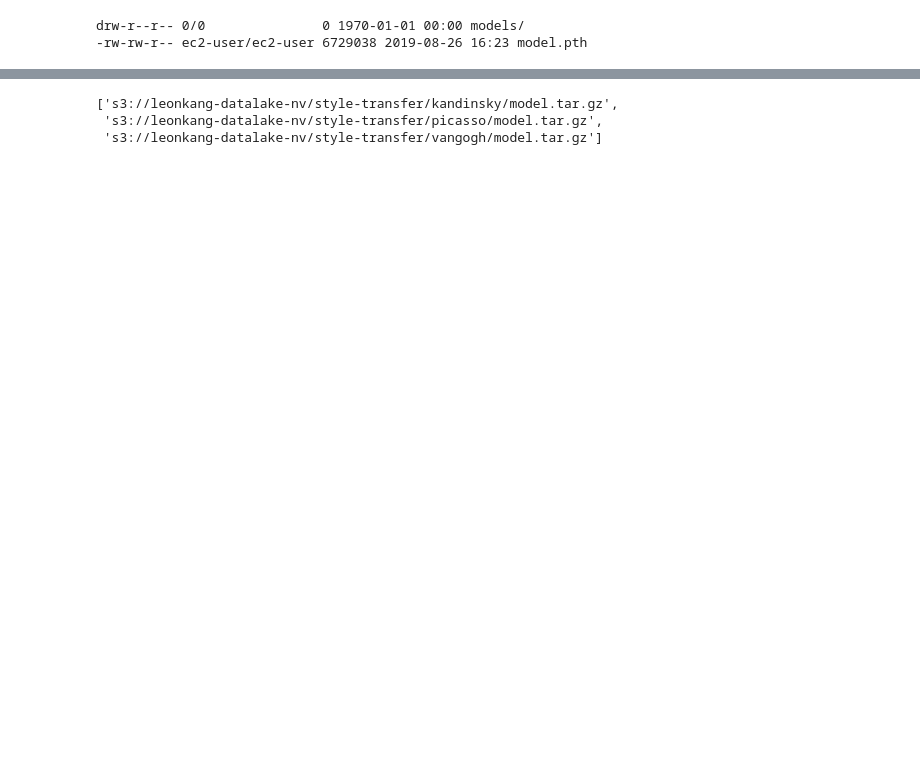
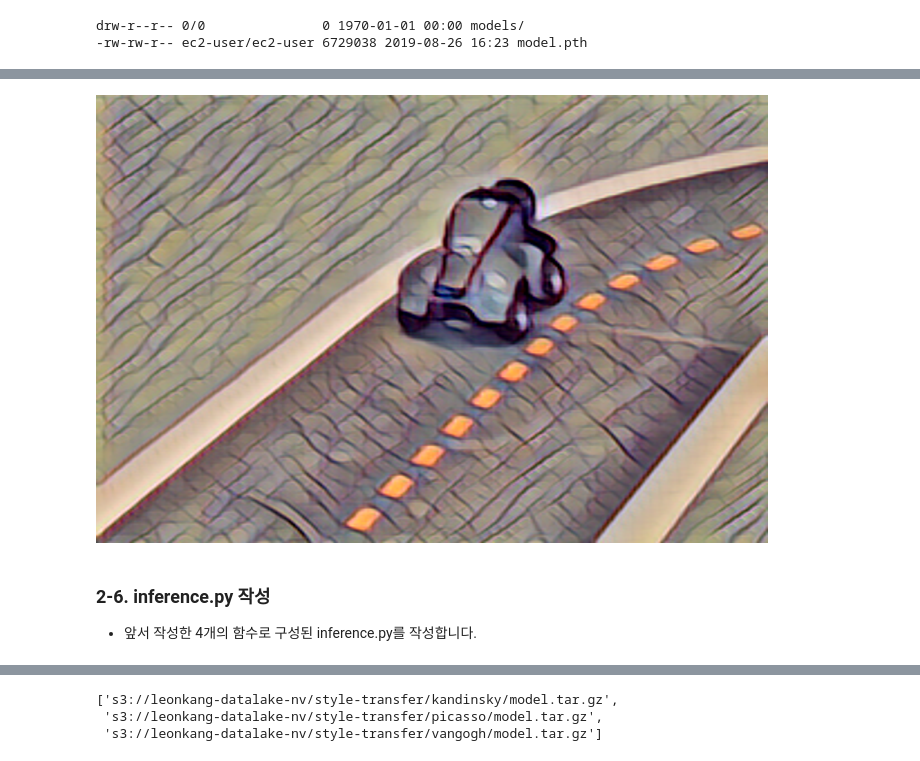
Before and after one commit to gonsoomoon-ml/model-dploy, a Jupyter notebook: StyleTransfer.ipynb, the cells around one changed output, grey strips where cells are left out. Saved outputs shown, nothing was run; the diff lists cells and outputs as text; code cells hidden in the pictures; blank space fills up the shorter version.

```diff
--- a/StyleTransfer.ipynb
+++ b/StyleTransfer.ipynb
@@ -39,0 +83,10 @@ with tarfile.open(f'./{style}/model.tar.gz', 'w:gz') as f:
+# %%
+def model_fn(model_dir):
+    device = torch.device("cpu")
+    model = TransformerNet()
+    with open(os.path.join(model_dir, 'model.pth'), 'rb') as f:
+        model.load_state_dict(torch.load(f, map_location=device))
+    return model.to(device)
+# test
+# model = model_fn('ml-prototypes/prototypes/styletransfer/fast_neural_st/' + styles[0])
+# model
@@ -39,0 +121,11 @@ with tarfile.open(f'./{style}/model.tar.gz', 'w:gz') as f:
+# %%
+def predict_fn(input_object, model):
+    img = input_object['img']
+    device = torch.device("cpu")
+    out = model(img[None].to(device))
+    input_object['img'] = out[0].detach()
+    return input_object
+
+# 테스트
+# x = open("deepracer.jpg", mode='rb')
+# predict_fn(input_fn(x.read()), model)
@@ -39,0 +137,12 @@ with tarfile.open(f'./{style}/model.tar.gz', 'w:gz') as f:
+# %%
+def output_fn(prediction, content_type=JSON_CONTENT_TYPE):
+    p = prediction['img']
+    original_size = prediction['size']
+    denorm = DeProcess(imagenet_stats, size, padding, original_size)
+    pred = denorm(p)
+    if content_type == JSON_CONTENT_TYPE:
+        return json.dumps({'prediction': image_to_base64(pred).decode()})
+
+# 테스트
+# x = open("deepracer.jpg", mode='rb')
+# output_fn(predict_fn(input_fn(x.read()), model))
@@ -39,0 +154,13 @@ with tarfile.open(f'./{style}/model.tar.gz', 'w:gz') as f:
+# %%
+x = open("deepracer.jpg", mode='rb')
+model = model_fn('ml-prototypes/prototypes/styletransfer/fast_neural_st/' + styles[0])
+output = output_fn(predict_fn(input_fn(x.read()), model))
+# %%
+import json
+base64_to_image(json.loads(output)['prediction'])
+# %% [output]
+[figure, added]
+# %% [markdown]
+### 2-6. inference.py 작성
+
+- 앞서 작성한 4개의 함수로 구성된 inference.py를 작성합니다.
```
Also changed, not shown: parts of 36 cells of this notebook, 5 other files.
